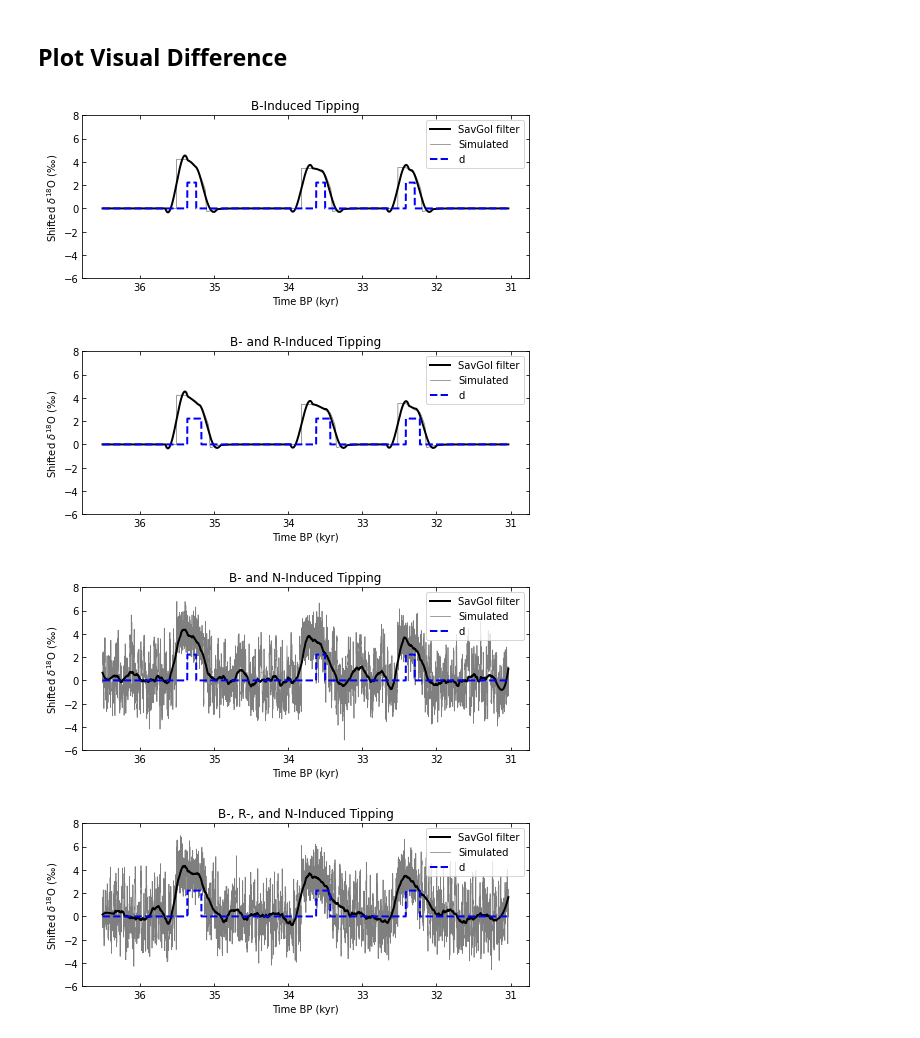
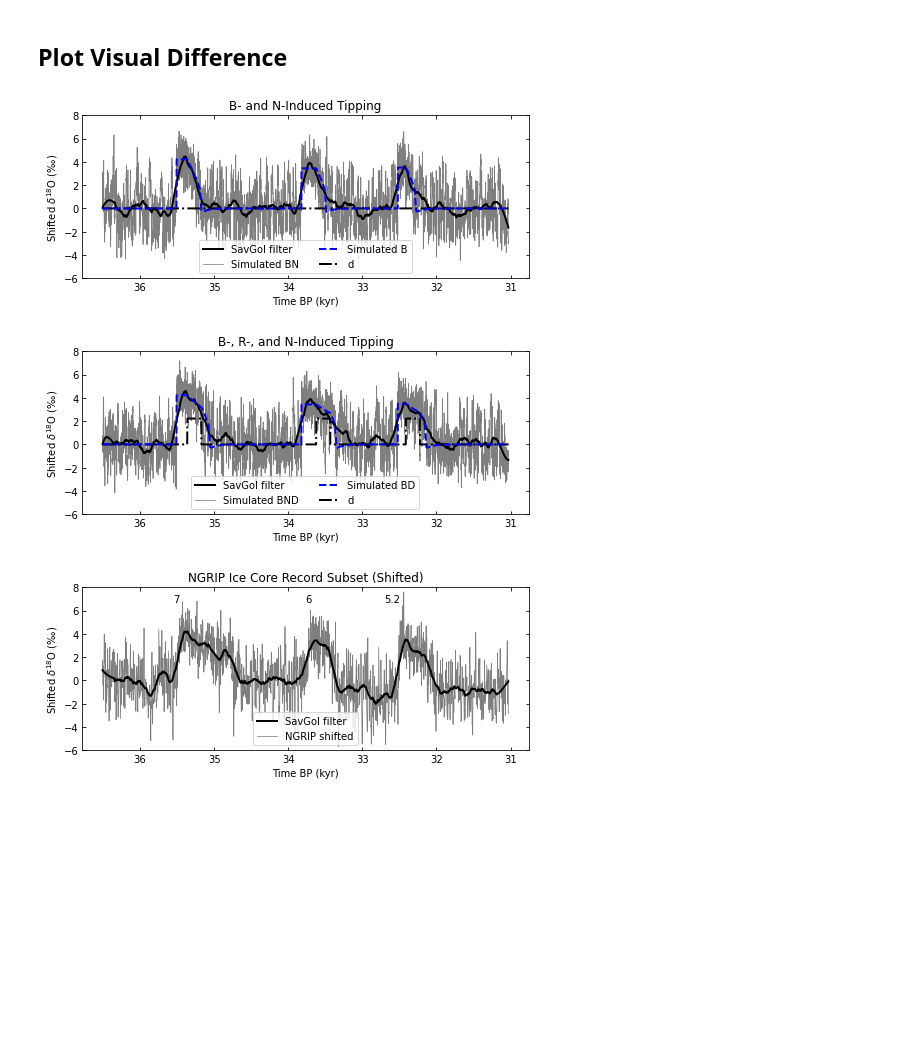
Before and after one commit to rensvermeulen/Vermeulen_2022-FHN-NGRIP, a Jupyter notebook: main.ipynb, the cells around one changed output. Cells and saved outputs as stored; diff of their text form; code cells hidden in the pictures; blank space fills up the shorter version.

```diff
--- a/main.ipynb
+++ b/main.ipynb
@@ -56,7 +56,7 @@ def find_roots(a,b,c,d):
 # Define Parameter Values: d is the external forcing parameter
 scenarios = [
     {"a":-4.7, "b":3.6, "c":1, "d":1.2},
-    {"a":-4.7, "b":3.6, "c":1, "d":1.2}
+    {"a":-9, "b":12, "c":0.9, "d":1.22}
 ]
 # %%
 def get_displacement(param, dmax=0.5,time_span=np.linspace(0,200, 1000), number=20):
@@ -289,11 +303,11 @@ def plot_dansgaard_oeschger(data,stadial_data,event_number,plot_filter=True,
 
     if len(second_plot)>1:
         ax.plot(second_plot.age/1000,second_plot,
-                'k--',alpha=1,lw=2,label=label[2])
+                'b--',alpha=1,lw=2,label=label[2],zorder=3)
 
     if len(third_plot)>1:
         ax.plot(data.age/1000,third_plot,
-                'b--',alpha=1,lw=2,label=label[3])
+                'k-.',alpha=1,lw=2,label=label[3])
 
     if plot_temperature==True:
         ax_right = ax.twinx()
@@ -311,7 +325,9 @@ def plot_dansgaard_oeschger(data,stadial_data,event_number,plot_filter=True,
         ax.set_ylim(ylim[0],ylim[1])
 
     if label != ['']:
-        ax.legend()
+        nrows = 3
+        ncols = int(np.ceil(len(label) / float(nrows)))
+        ax.legend(ncol=ncols, loc='lower center')
 
     ax.set_title(title)
 
@@ -432,6 +446,7 @@ def plot_noise_subset(data,stadial_data,event_number
             '\n'+r'$\varphi=$'+str(np.round(a1_fit,2)))
     ax.scatter(t,acf_data, color='k', label='NGRIP stadial')
     ax.legend()
+    ax.xaxis.set_major_locator(MaxNLocator(integer=True))
     fig.savefig('figures/autocorrelation.svg',
                 format='svg',bbox_inches='tight')
 
@@ -911,11 +918,11 @@ fig.savefig('figures/optimize_d.svg',
 ## Plot Visual Difference
 # %%
 b = spiked_euler_maruyama(best_param, 0, ic, time_span,
-                             t_max_index, t_max_index+n_fit,
+                             t_max_index, t_max_index,
                              abs(stadial_ends_index-t_max_index),
                              v_max_data, 0)
 bn = spiked_euler_maruyama(best_param, np.sqrt(varz_fit), ic, time_span,
-                             t_max_index, t_max_index+n_fit,
+                             t_max_index, t_max_index,
                              abs(stadial_ends_index-t_max_index),
                              v_max_data, 0)
 bd = spiked_euler_maruyama(best_param, 0, ic, time_span,
@@ -941,24 +948,23 @@ trajectories_regimes = xr.Dataset(
 )
 # %%
 # Plot difference
-plot_dansgaard_oeschger((trajectories_regimes['b'].sel(variable='v')),
-                        stadial_data, event_number,
-                        third_plot=(trajectories_regimes['b'].sel(variable='d')),
-                        plot_event_numbers=False, ylim=ylim, title='B-Induced Tipping')
-plot_dansgaard_oeschger((trajectories_regimes['bd'].sel(variable='v')),
-                        stadial_data, event_number,
-                        third_plot=(trajectories_regimes['bd'].sel(variable='d')),
-                        plot_event_numbers=False, ylim=ylim, title='B- and R-Induced Tipping')
 plot_dansgaard_oeschger((trajectories_regimes['bn'].sel(variable='v')),
                         stadial_data, event_number,
+                        second_plot=trajectories_regimes['b'].sel(variable='v'),
                         third_plot=(trajectories_regimes['bn'].sel(variable='d')),
+                        label=['Simulated BN','SavGol filter','Simulated B','d'],
                         plot_event_numbers=False, ylim=ylim, title='B- and N-Induced Tipping')
 plot_dansgaard_oeschger((trajectories_regimes['bnd'].sel(variable='v')),
                         stadial_data, event_number,
+                        second_plot=trajectories_regimes['bd'].sel(variable='v'),
                         third_plot=(trajectories_regimes['bnd'].sel(variable='d')),
+                        label=['Simulated BND','SavGol filter','Simulated BD','d'],
                         plot_event_numbers=False, ylim=ylim, title='B-, R-, and N-Induced Tipping')
+# Shifted NGRIP
+plot_dansgaard_oeschger(raw_data[proxy]-mean_stadial,
+                        stadial_data, event_number,label=['NGRIP shifted','SavGol filter'],
+                        plot_event_numbers=True, ylim=ylim, title='NGRIP Ice Core Record Subset (Shifted)')
 # %% [output]
-[figure, old version]
+[figure, new version]
-[figure, old version]
+[figure, new version]
-[figure, old version]
+[figure, new version]
-[figure, removed]
```
Also changed, not shown: parts of 11 cells of this notebook.
